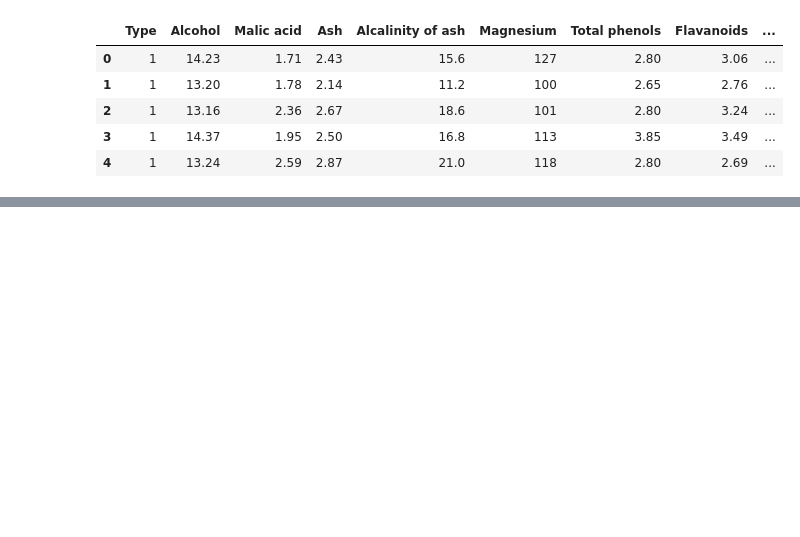
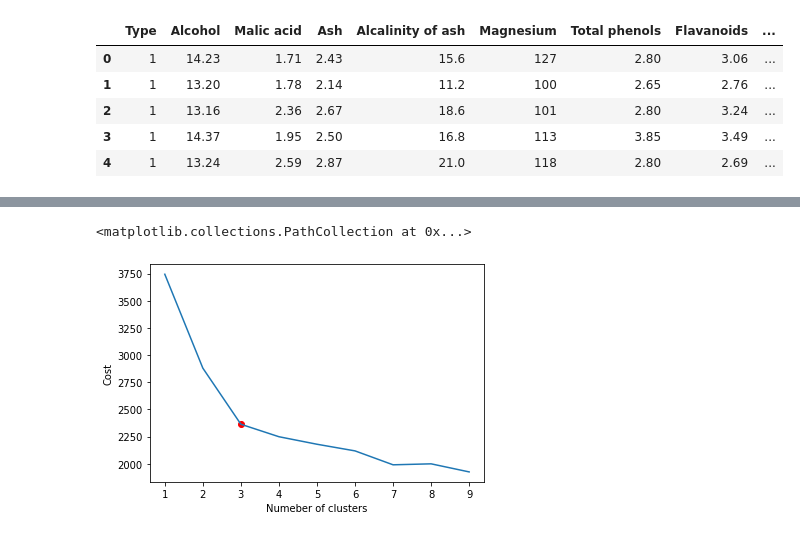
Before and after one commit to MosesDastmard/ADM2019_HW04, a Jupyter notebook: main.ipynb, the cells around one changed output, grey strips where cells are left out. Cells and saved outputs as stored; diff of their text form; code cells hidden in the pictures; blank space fills up the shorter version.

```diff
--- a/main.ipynb
+++ b/main.ipynb
@@ -52,3 +128,18 @@ wine_df.head()
+# %%
+SSD = list()
+for k in range(1,10):
+    k_mean_wine = clustering_lib.k_mean(data = wine_df, K = k, features = feature_names)
+    results = k_mean_wine.apply()
+    SSD.append(results['SSD'][-1])
+# %%
+import matplotlib.pyplot as plt
+plt.plot(range(1,10),SSD)
+plt.xlabel('Numeber of clusters')
+plt.ylabel('Cost')
+plt.scatter(3,SSD[2], color = 'r')
+# %% [output]
+<matplotlib.collections.PathCollection at 0x...>
+[figure, added]
 # %%
 k_mean_wine = clustering_lib.k_mean(data = wine_df, K = 3, features = feature_names)
 # %%
```
Also changed, not shown: parts of 19 cells of this notebook, 5 other files.
